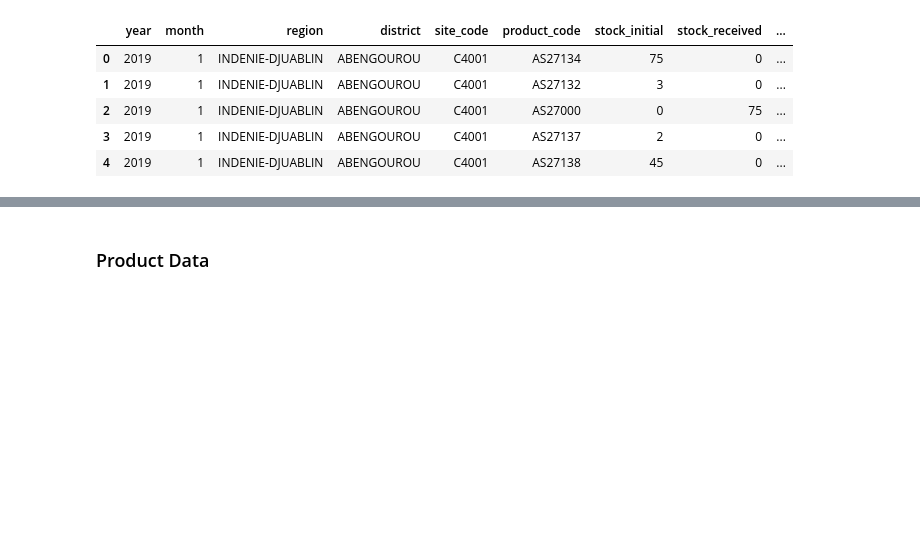
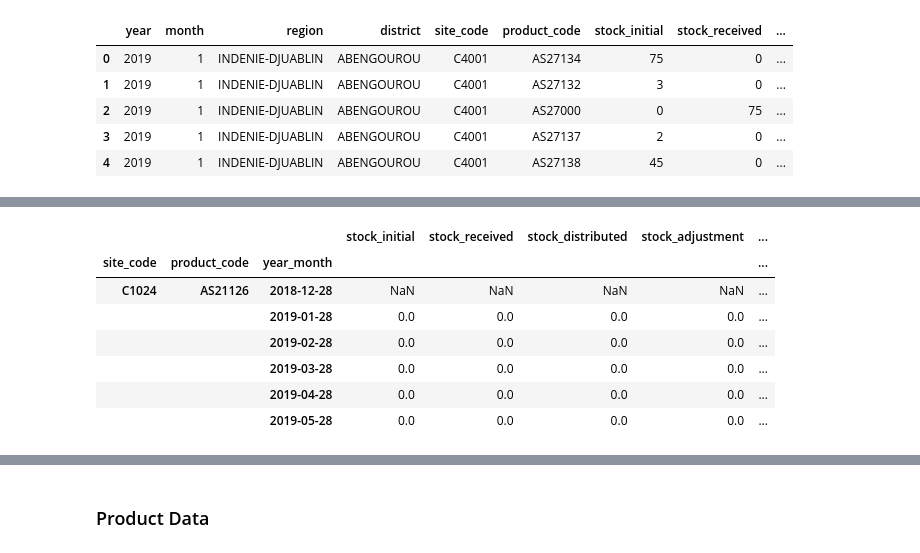
Before and after one commit to Ayiti-Analytics/usaid_foecasting_challenge, a Jupyter notebook: Create Analytical Dataset.ipynb, the cells around one changed output, grey strips where cells are left out. Drawn from its saved outputs; the diff is of its cells as text; code cells hidden in the pictures; blank space fills up the shorter version.

```diff
--- a/Create Analytical Dataset.ipynb
+++ b/Create Analytical Dataset.ipynb
@@ -362,0 +393,11 @@ lc_data.head()
+# %%
+test_df[numeric_cols].shift(1)
+# %% [output]
+|  |  |  | stock_initial | stock_received | stock_distributed | stock_adjustment | ... |
+| site_code | product_code | year_month |  |  |  |  | ... |
+| C1024 | AS21126 | 2018-12-28 | NaN | NaN | NaN | NaN | ... |
+|  |  | 2019-01-28 | 0.0 | 0.0 | 0.0 | 0.0 | ... |
+|  |  | 2019-02-28 | 0.0 | 0.0 | 0.0 | 0.0 | ... |
+|  |  | 2019-03-28 | 0.0 | 0.0 | 0.0 | 0.0 | ... |
+|  |  | 2019-04-28 | 0.0 | 0.0 | 0.0 | 0.0 | ... |
+|  |  | 2019-05-28 | 0.0 | 0.0 | 0.0 | 0.0 | ... |
```
Also changed, not shown: parts of 16 cells of this notebook, 1 other file.
